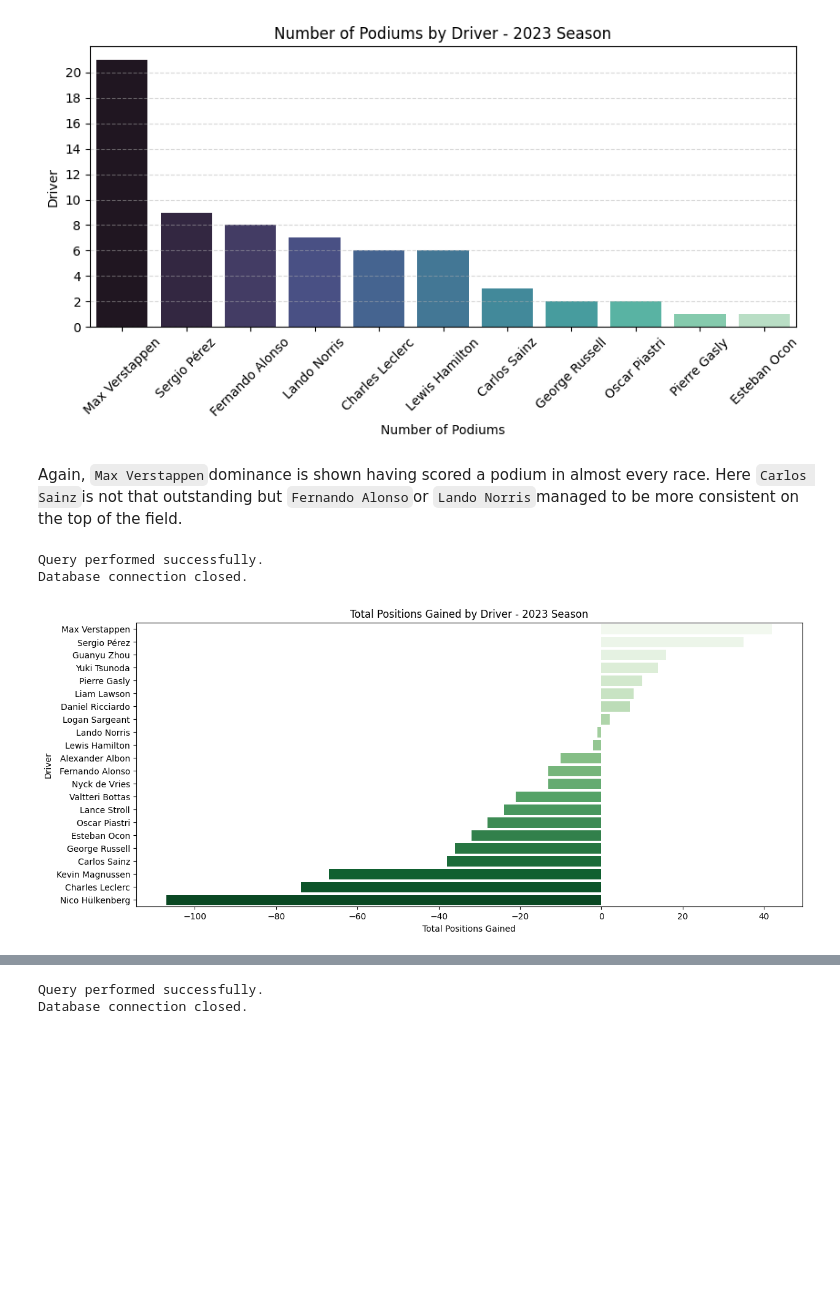
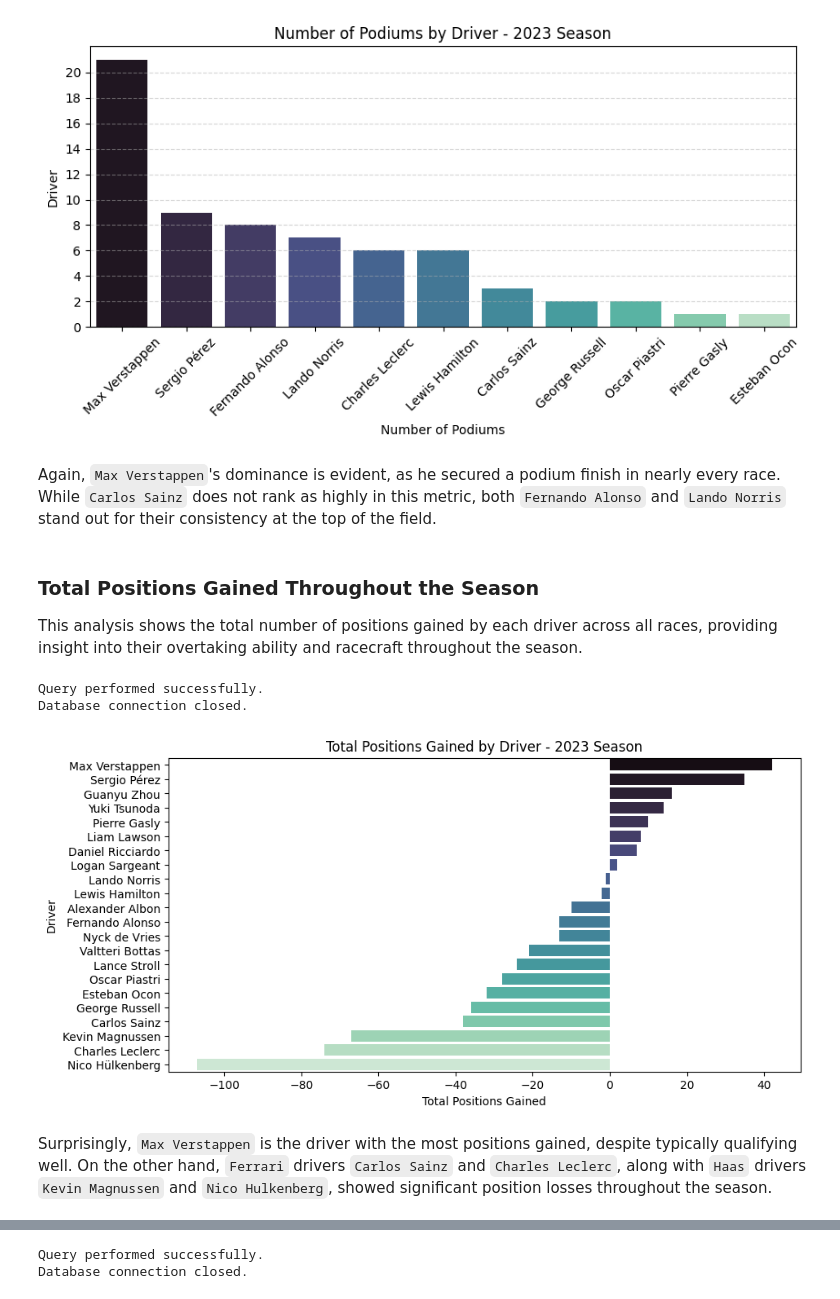
Before and after one commit to SupernovaIa/Proyecto5-F1-Analysis, a Jupyter notebook: notebooks/03-eda.ipynb, the cells around one changed output, grey strips where cells are left out. Saved outputs shown, nothing was run; the diff lists cells and outputs as text; code cells hidden in the pictures; blank space fills up the shorter version.

```diff
--- a/notebooks/03-eda.ipynb
+++ b/notebooks/03-eda.ipynb
@@ -261,7 +265,10 @@ plt.show()
 # %% [output]
 [figure]
 # %% [markdown]
-Again, `Max Verstappen`dominance is shown having scored a podium in almost every race. Here `Carlos Sainz`is not that outstanding but `Fernando Alonso`or `Lando Norris`managed to be more consistent on the top of the field.
+Again, `Max Verstappen`'s dominance is evident, as he secured a podium finish in nearly every race. While `Carlos Sainz` does not rank as highly in this metric, both `Fernando Alonso` and `Lando Norris` stand out for their consistency at the top of the field.
+# %% [markdown]
+### Total Positions Gained Throughout the Season
+This analysis shows the total number of positions gained by each driver across all races, providing insight into their overtaking ability and racecraft throughout the season.
 # %%
 df_10 = pd.DataFrame(sql_query(query_10))
 df_10.columns = ['Driver', 'total_positions_gained']
@@ -269,16 +276,18 @@ df_10.columns = ['Driver', 'total_positions_gained']
 Query performed successfully.
 Database connection closed.
 # %%
-plt.figure(figsize=(14, 6))
+plt.figure(figsize=(10, 5))
 sns.barplot(
     x='total_positions_gained',
     y='Driver',
     data=df_10,
-    palette='Greens'
+    palette='mako'
 )
 plt.xlabel('Total Positions Gained')
 plt.ylabel('Driver')
 plt.title('Total Positions Gained by Driver - 2023 Season')
 plt.show()
 # %% [output]
-[figure, old version]
+[figure, new version]
+# %% [markdown]
+Surprisingly, `Max Verstappen` is the driver with the most positions gained, despite typically qualifying well. On the other hand, `Ferrari` drivers `Carlos Sainz` and `Charles Leclerc`, along with `Haas` drivers `Kevin Magnussen` and `Nico Hulkenberg`, showed significant position losses throughout the season.
```
Also changed, not shown: parts of 33 cells of this notebook, 1 other file.
